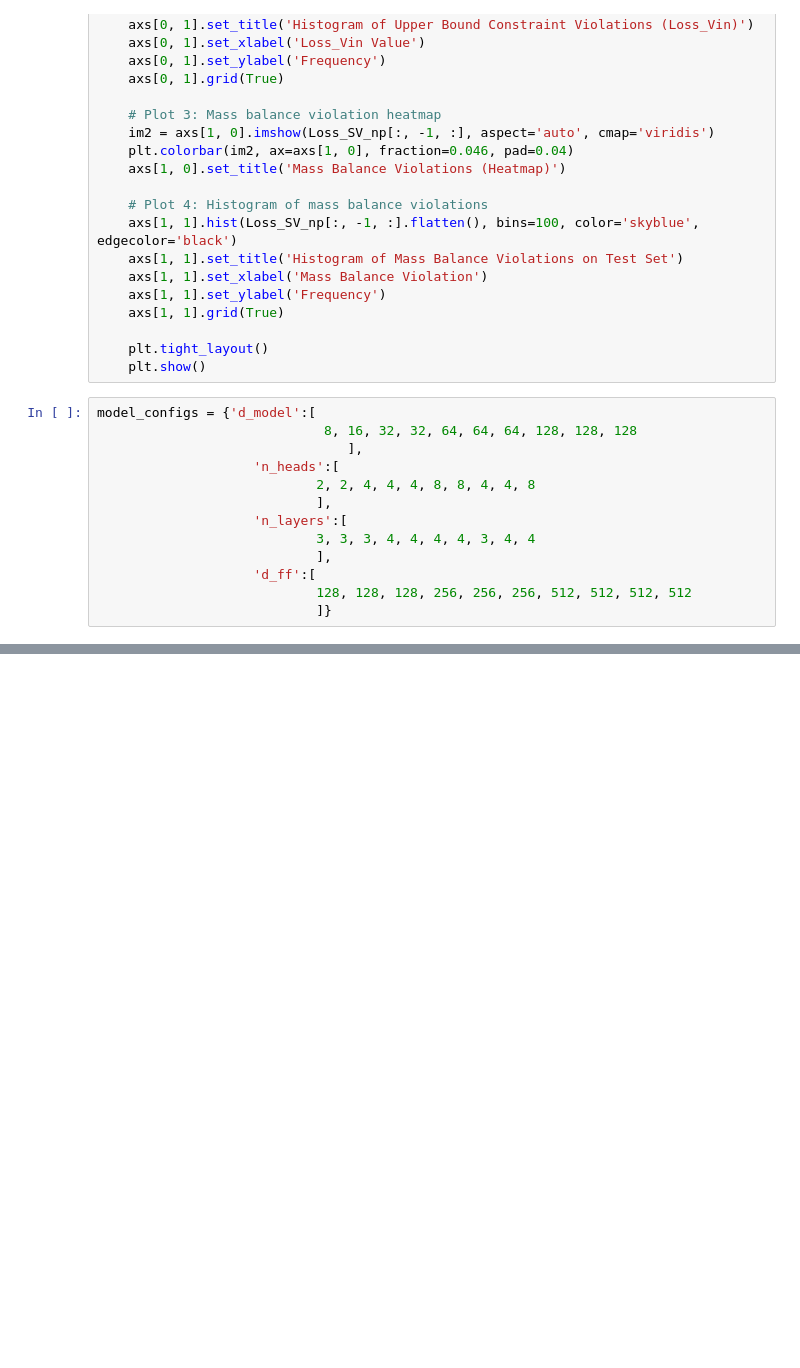
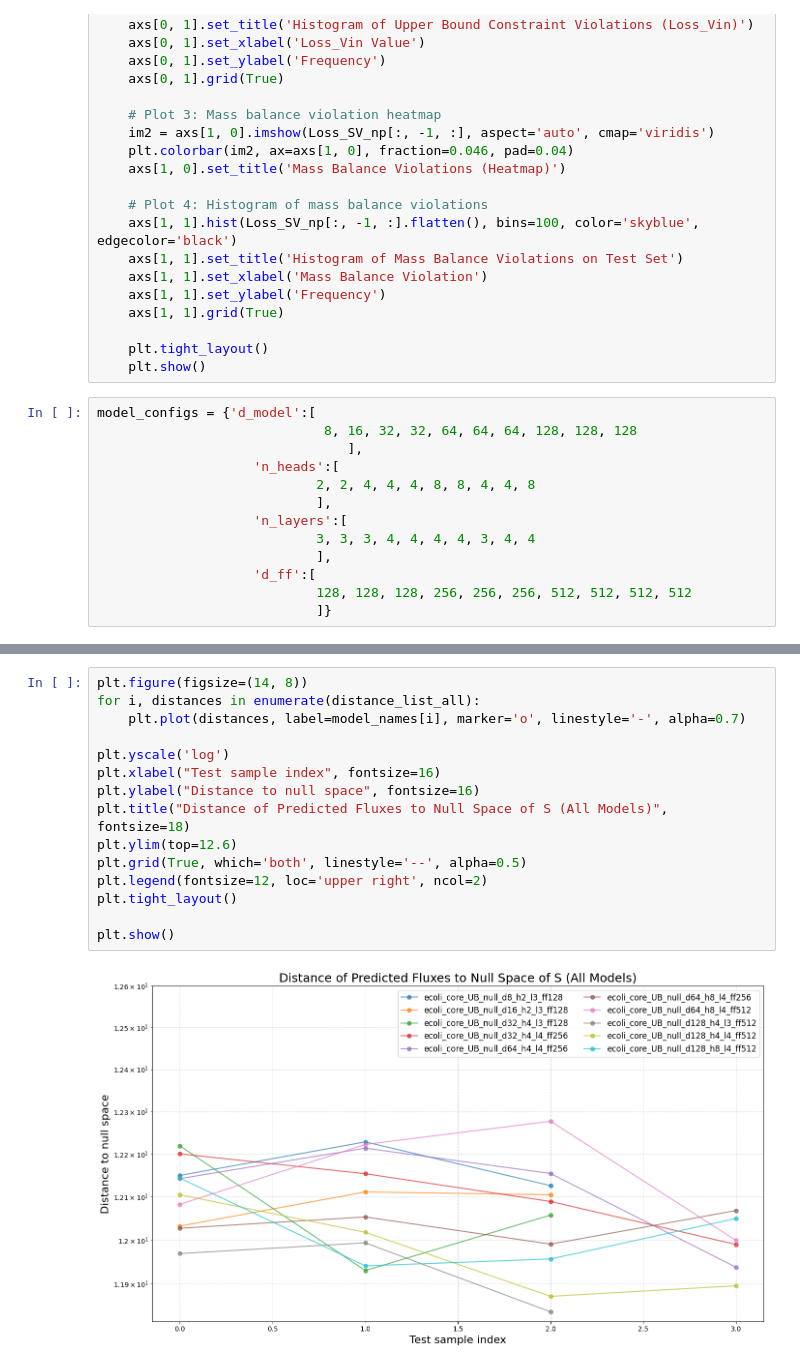
Before and after one commit to mathyharsha/metabolic-NN-harsha, a Jupyter notebook: ecoli_core_UB_transformer_different_sizes.ipynb, the cells around one changed output, grey strips where cells are left out. Saved outputs shown, nothing was run; the diff lists cells and outputs as text; blank space fills up the shorter version.

```diff
--- a/ecoli_core_UB_transformer_different_sizes.ipynb
+++ b/ecoli_core_UB_transformer_different_sizes.ipynb
@@ -809,0 +940,17 @@ for e,_ in enumerate(model_configs['d_model']):
+# %%
+plt.figure(figsize=(14, 8))
+for i, distances in enumerate(distance_list_all):
+    plt.plot(distances, label=model_names[i], marker='o', linestyle='-', alpha=0.7)
+
+plt.yscale('log')
+plt.xlabel("Test sample index", fontsize=16)
+plt.ylabel("Distance to null space", fontsize=16)
+plt.title("Distance of Predicted Fluxes to Null Space of S (All Models)", fontsize=18)
+plt.ylim(top=12.6)
+plt.grid(True, which='both', linestyle='--', alpha=0.5)
+plt.legend(fontsize=12, loc='upper right', ncol=2)
+plt.tight_layout()
+
+plt.show()
+# %% [output]
+[figure, added]
```
Also changed, not shown: parts of 7 cells of this notebook, 2 other files.
